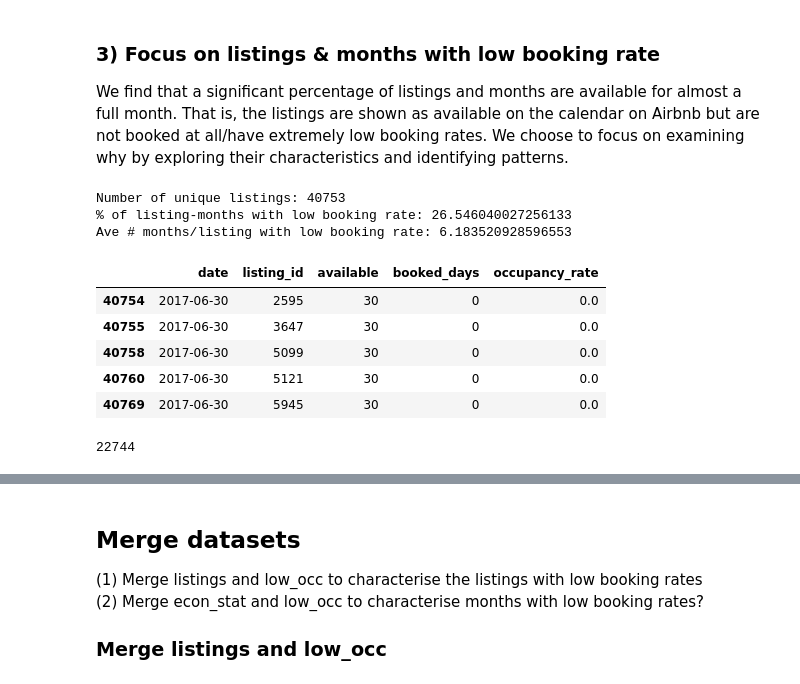
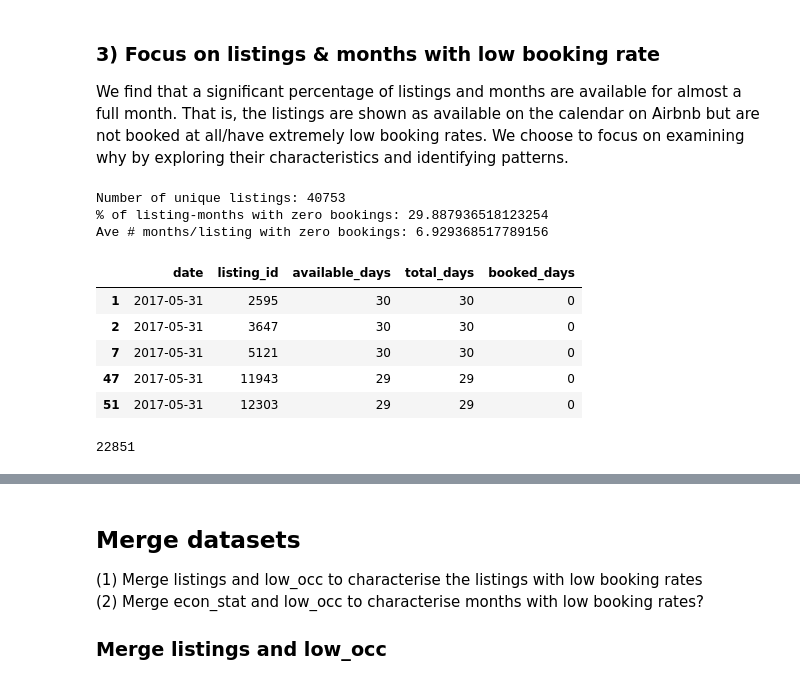
Before and after one commit to terenceneo/Airbnb-NYC-data-study, a Jupyter notebook: Low booking rate listings.ipynb, the cells around one changed output, grey strips where cells are left out. Cells and saved outputs as stored; diff of their text form; code cells hidden in the pictures.

```diff
--- a/Low booking rate listings.ipynb
+++ b/Low booking rate listings.ipynb
@@ -47,3 +56,6 @@ calendar.head()
 # %%
-# Sum number of days in a month which listing is available for
-occupancy = calendar.groupby([pd.Grouper(key='date',freq='M'),'listing_id'])['available'].sum().to_frame()
+# Sum total number of days in a month with data and number of days which listing is available for
+availability = calendar.groupby([pd.Grouper(key='date',freq='M'),'listing_id'])['available'].agg(['sum','count']).reset_index()
+availability['booked_days'] = availability['count'] - availability['sum']
+availability = availability.rename({'sum':'available_days','count':'total_days'}, axis=1)
+availability.head()
@@ -66,28 +75,28 @@ occupancy.head()
 We find that a significant percentage of listings and months are available for almost a full month. That is, the listings are shown as available on the calendar on Airbnb but are not booked at all/have extremely low booking rates. We choose to focus on examining why by exploring their characteristics and identifying patterns.
 # %%
 # Number of unique listing ids in dataset
-print("Number of unique listings: {}".format(len(occupancy['listing_id'].unique().tolist())))
+print("Number of unique listings: {}".format(len(availability['listing_id'].unique().tolist())))
 
-# Percentage of listing months which have 30 or 31 days available i.e. low booking rate
-print("% of listing-months with low booking rate: {}".format(len(occupancy[occupancy['booked_days'] == 0])/len(occupancy)*100))
+# Percentage of listing months which have 0 booking days
+print("% of listing-months with zero bookings: {}".format(len(availability[availability['booked_days'] == 0])/len(availability)*100))
 
-low_occ = occupancy[occupancy['booked_days']==0]
-print("Ave # months/listing with low booking rate: {}".format(len(low_occ)/len(low_occ['listing_id'].unique().tolist())))
+# Create dataset of high-availability months and listings
+no_booking = availability[availability['booked_days']==0]
+print("Ave # months/listing with zero bookings: {}".format(len(no_booking)/len(no_booking['listing_id'].unique().tolist())))
 # %% [output]
 Number of unique listings: 40753
-% of listing-months with low booking rate: 26.546040027256133
-Ave # months/listing with low booking rate: 6.183520928596553
+% of listing-months with zero bookings: 29.887936518123254
+Ave # months/listing with zero bookings: 6.929368517789156
 # %%
-low_occ.head()
+no_booking.head()
 # %% [output]
-|  | date | listing_id | available | booked_days | occupancy_rate |
-| 40754 | 2017-06-30 | 2595 | 30 | 0 | 0.0 |
-| 40755 | 2017-06-30 | 3647 | 30 | 0 | 0.0 |
-| 40758 | 2017-06-30 | 5099 | 30 | 0 | 0.0 |
-| 40760 | 2017-06-30 | 5121 | 30 | 0 | 0.0 |
-| 40769 | 2017-06-30 | 5945 | 30 | 0 | 0.0 |
+|  | date | listing_id | available_days | total_days | booked_days |
+| 1 | 2017-05-31 | 2595 | 30 | 30 | 0 |
+| 2 | 2017-05-31 | 3647 | 30 | 30 | 0 |
+| 7 | 2017-05-31 | 5121 | 30 | 30 | 0 |
+| 47 | 2017-05-31 | 11943 | 29 | 29 | 0 |
+| 51 | 2017-05-31 | 12303 | 29 | 29 | 0 |
-# %%
-#low_occ.to_csv(r'./high_avail(month).csv', index = False)
-len(low_occ['listing_id'].unique().tolist())
-# %% [output]
-22744
+# %%
+len(no_booking['listing_id'].unique().tolist())
+# %% [output]
+22851
```
Also changed, not shown: parts of 19 cells of this notebook, 1 other file.
